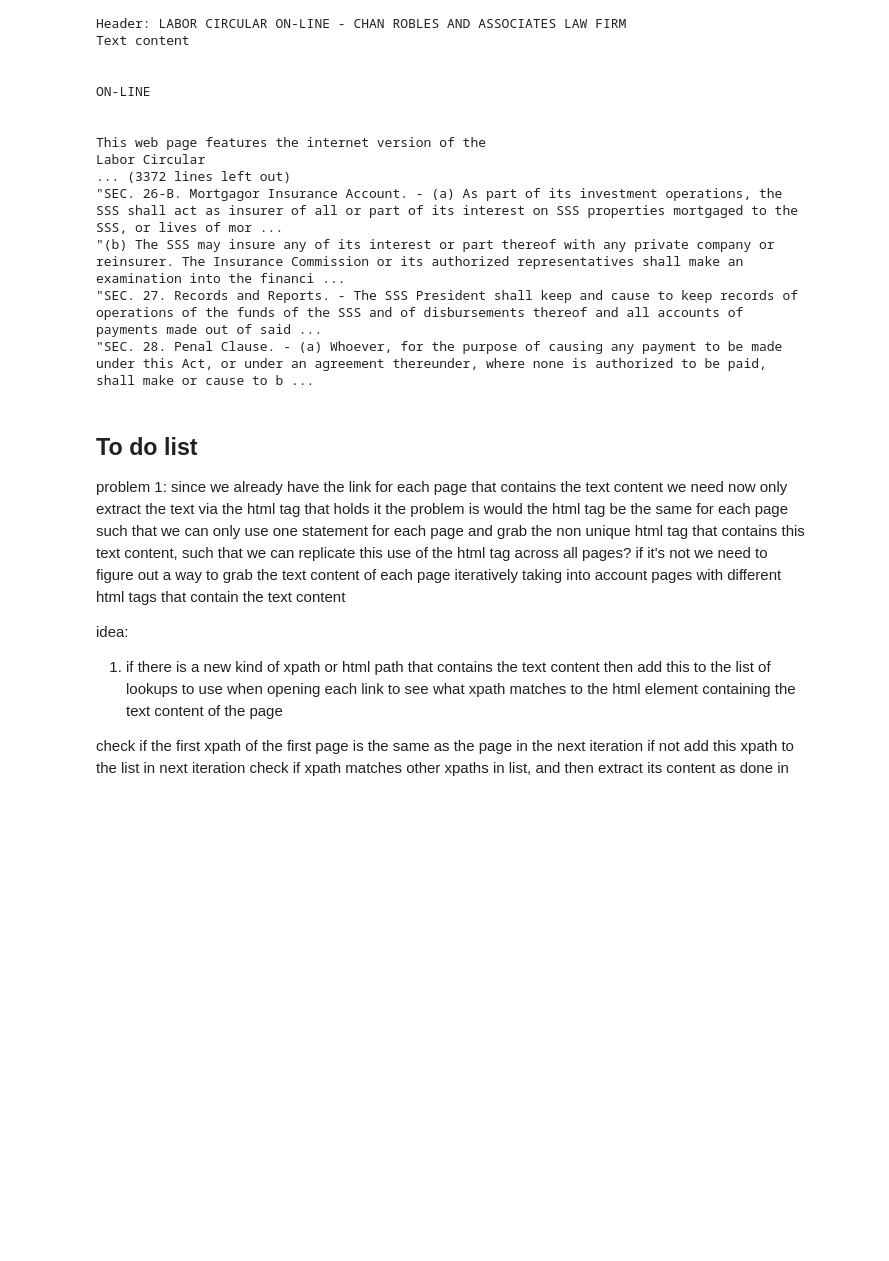
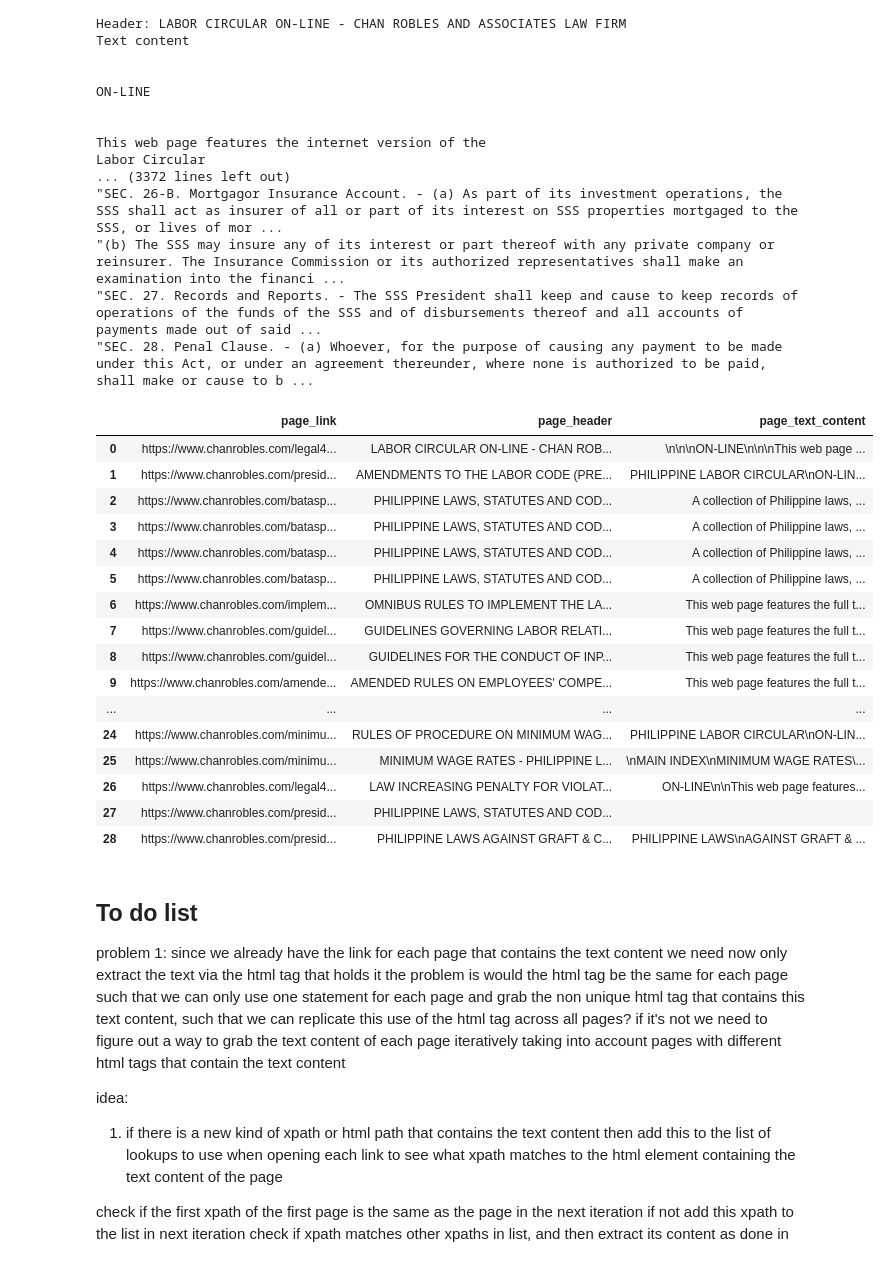
Before and after one commit to 08Aristodemus24/RS-for-labor-related-cases, a Jupyter notebook: data_etl_scripts/major_philippine_labor_law_resources.ipynb, the cells around one changed output. Drawn from its saved outputs; the diff is of its cells as text; code cells hidden in the pictures; blank space fills up the shorter version.

Commit message:
committing major philippine labor law resources raw

```diff
--- a/data_etl_scripts/major_philippine_labor_law_resources.ipynb
+++ b/data_etl_scripts/major_philippine_labor_law_resources.ipynb
@@ -74,7 +74,9 @@ print(df)
 # %% [markdown]
 ## returns data frame of every law under the Major Philippine Labor Law Resources category
 # %%
-def collect_content(driver: webdriver.Chrome, links: list[str], header_selector: str, text_content_selector: str) -> None:
+def collect_content(driver: webdriver.Chrome, links: list[str], header_selector: str, text_content_selector: str) -> pd.DataFrame:
+    page_headers = []
+    page_text_content = []
     accepted = []
     rejects = []
     for link in links:
@@ -90,8 +92,9 @@ def collect_content(driver: webdriver.Chrome, links: list[str], header_selector:
             text_content = driver.find_element(By.CSS_SELECTOR, text_content_selector)
             print("Header: {}\nText content{}\n\n".format(header.text, text_content.text))
 
-            # place text in data frame if no error is raised
-            df = pd.DataFrame()
+            # store accepted headers and text content
+            page_headers.append(header.text)
+            page_text_content.append(text_content.text)
 
             # append if no error is raised
             accepted.append(link)
@@ -110,6 +113,9 @@ def collect_content(driver: webdriver.Chrome, links: list[str], header_selector:
     print("number of total links: {}\nnumber of accepted links: {}\nnumber of reject links: {}\n".format(len(links), len(accepted), len(rejects)))
     print(accepted, end='\n')
     print(rejects, end='\n')
+
+    # place text in data frame if no error is raised
+    return pd.DataFrame({'page_link': accepted, 'page_header': page_headers, 'page_text_content': page_text_content})
 # %% [markdown]
 # Main
 # %%
@@ -119,7 +125,7 @@ major_philippine_labor_law_resources_links = collect_link_details(
     "html > body > div:first-of-type > div:nth-of-type(2) > div > div:nth-of-type(5) > div > table > tbody > tr:first-of-type > td > div > div:first-of-type > div > table > tbody > tr > td > div:nth-of-type(2) > center:nth-of-type(2) > center:nth-of-type(2) > center > table > tbody"
 )['href']
 
-collect_content(
+page_details = collect_content(
     driver,
     major_philippine_labor_law_resources_links,
     "html > body > div:first-of-type > div:nth-of-type(2) > div > div:nth-of-type(5) > div > table > tbody > tr:first-of-type > td > div > div:first-of-type > h2",
@@ -143,6 +149,26 @@ Labor Circular
 "(b) The SSS may insure any of its interest or part thereof with any private company or reinsurer. The Insurance Commission or its authorized representatives shall make an examination into the financi ...
 "SEC. 27. Records and Reports. - The SSS President shall keep and cause to keep records of operations of the funds of the SSS and of disbursements thereof and all accounts of payments made out of said ...
 "SEC. 28. Penal Clause. - (a) Whoever, for the purpose of causing any payment to be made under this Act, or under an agreement thereunder, where none is authorized to be paid, shall make or cause to b ...
+# %%
+page_details
+# %% [output]
+|  | page_link | page_header | page_text_content |
+| 0 | https://www.chanrobles.com/legal4... | LABOR CIRCULAR ON-LINE - CHAN ROB... | \n\n\nON-LINE\n\n\nThis web page ... |
+| 1 | https://www.chanrobles.com/presid... | AMENDMENTS TO THE LABOR CODE (PRE... | PHILIPPINE LABOR CIRCULAR\nON-LIN... |
+| 2 | https://www.chanrobles.com/batasp... | PHILIPPINE LAWS, STATUTES AND COD... | A collection of Philippine laws, ... |
+| 3 | https://www.chanrobles.com/batasp... | PHILIPPINE LAWS, STATUTES AND COD... | A collection of Philippine laws, ... |
+| 4 | https://www.chanrobles.com/batasp... | PHILIPPINE LAWS, STATUTES AND COD... | A collection of Philippine laws, ... |
+| 5 | https://www.chanrobles.com/batasp... | PHILIPPINE LAWS, STATUTES AND COD... | A collection of Philippine laws, ... |
+| 6 | https://www.chanrobles.com/implem... | OMNIBUS RULES TO IMPLEMENT THE LA... | This web page features the full t... |
+| 7 | https://www.chanrobles.com/guidel... | GUIDELINES GOVERNING LABOR RELATI... | This web page features the full t... |
+| 8 | https://www.chanrobles.com/guidel... | GUIDELINES FOR THE CONDUCT OF INP... | This web page features the full t... |
+| 9 | https://www.chanrobles.com/amende... | AMENDED RULES ON EMPLOYEES' COMPE... | This web page features the full t... |
+| ... | ... | ... | ... |
+| 24 | https://www.chanrobles.com/minimu... | RULES OF PROCEDURE ON MINIMUM WAG... | PHILIPPINE LABOR CIRCULAR\nON-LIN... |
+| 25 | https://www.chanrobles.com/minimu... | MINIMUM WAGE RATES - PHILIPPINE L... | \nMAIN INDEX\nMINIMUM WAGE RATES\... |
+| 26 | https://www.chanrobles.com/legal4... | LAW INCREASING PENALTY FOR VIOLAT... | ON-LINE\n\nThis web page features... |
+| 27 | https://www.chanrobles.com/presid... | PHILIPPINE LAWS, STATUTES AND COD... |  |
+| 28 | https://www.chanrobles.com/presid... | PHILIPPINE LAWS AGAINST GRAFT & C... | PHILIPPINE LAWS\nAGAINST GRAFT & ... |
 # %% [markdown]
 ## To do list
 problem 1: since we already have the link for each page that
```
Also changed, not shown: parts of 16 cells of this notebook, 1 other file.
